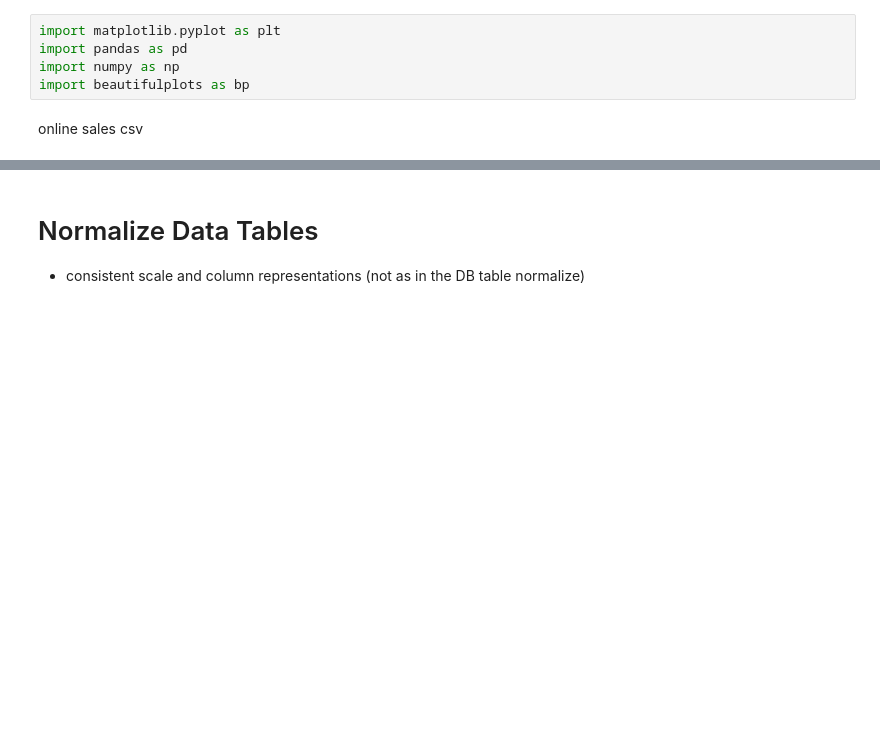
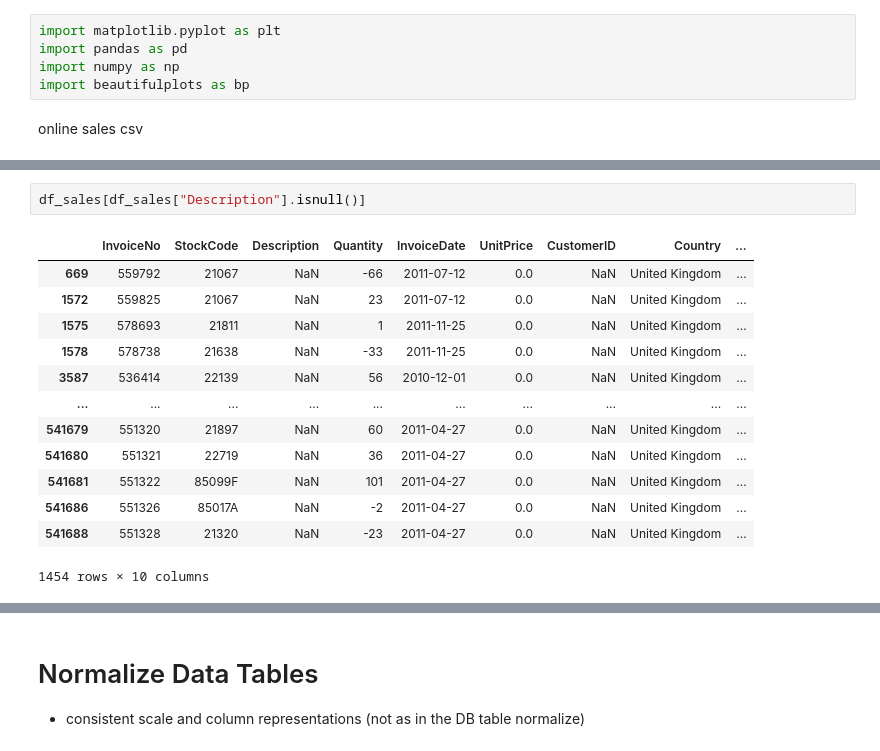
Before and after one commit to Aljgutier/segmentation, a Jupyter notebook: RFM_Segmentation_OnlineSales.ipynb, the cells around one changed output, grey strips where cells are left out. Saved outputs shown, nothing was run; the diff lists cells and outputs as text; blank space fills up the shorter version.

```diff
--- a/RFM_Segmentation_OnlineSales.ipynb
+++ b/RFM_Segmentation_OnlineSales.ipynb
@@ -145,0 +99,16 @@ display(df_industry.head(3))
+# %%
+df_sales[df_sales["Description"].isnull()]
+# %% [output]
+|  | InvoiceNo | StockCode | Description | Quantity | InvoiceDate | UnitPrice | CustomerID | Country | ... |
+| 669 | 559792 | 21067 | NaN | -66 | 2011-07-12 | 0.0 | NaN | United Kingdom | ... |
+| 1572 | 559825 | 21067 | NaN | 23 | 2011-07-12 | 0.0 | NaN | United Kingdom | ... |
+| 1575 | 578693 | 21811 | NaN | 1 | 2011-11-25 | 0.0 | NaN | United Kingdom | ... |
+| 1578 | 578738 | 21638 | NaN | -33 | 2011-11-25 | 0.0 | NaN | United Kingdom | ... |
+| 3587 | 536414 | 22139 | NaN | 56 | 2010-12-01 | 0.0 | NaN | United Kingdom | ... |
+| ... | ... | ... | ... | ... | ... | ... | ... | ... | ... |
+| 541679 | 551320 | 21897 | NaN | 60 | 2011-04-27 | 0.0 | NaN | United Kingdom | ... |
+| 541680 | 551321 | 22719 | NaN | 36 | 2011-04-27 | 0.0 | NaN | United Kingdom | ... |
+| 541681 | 551322 | 85099F | NaN | 101 | 2011-04-27 | 0.0 | NaN | United Kingdom | ... |
+| 541686 | 551326 | 85017A | NaN | -2 | 2011-04-27 | 0.0 | NaN | United Kingdom | ... |
+| 541688 | 551328 | 21320 | NaN | -23 | 2011-04-27 | 0.0 | NaN | United Kingdom | ... |
+1454 rows × 10 columns
```
Also changed, not shown: parts of 19 cells of this notebook, 1 other file.
